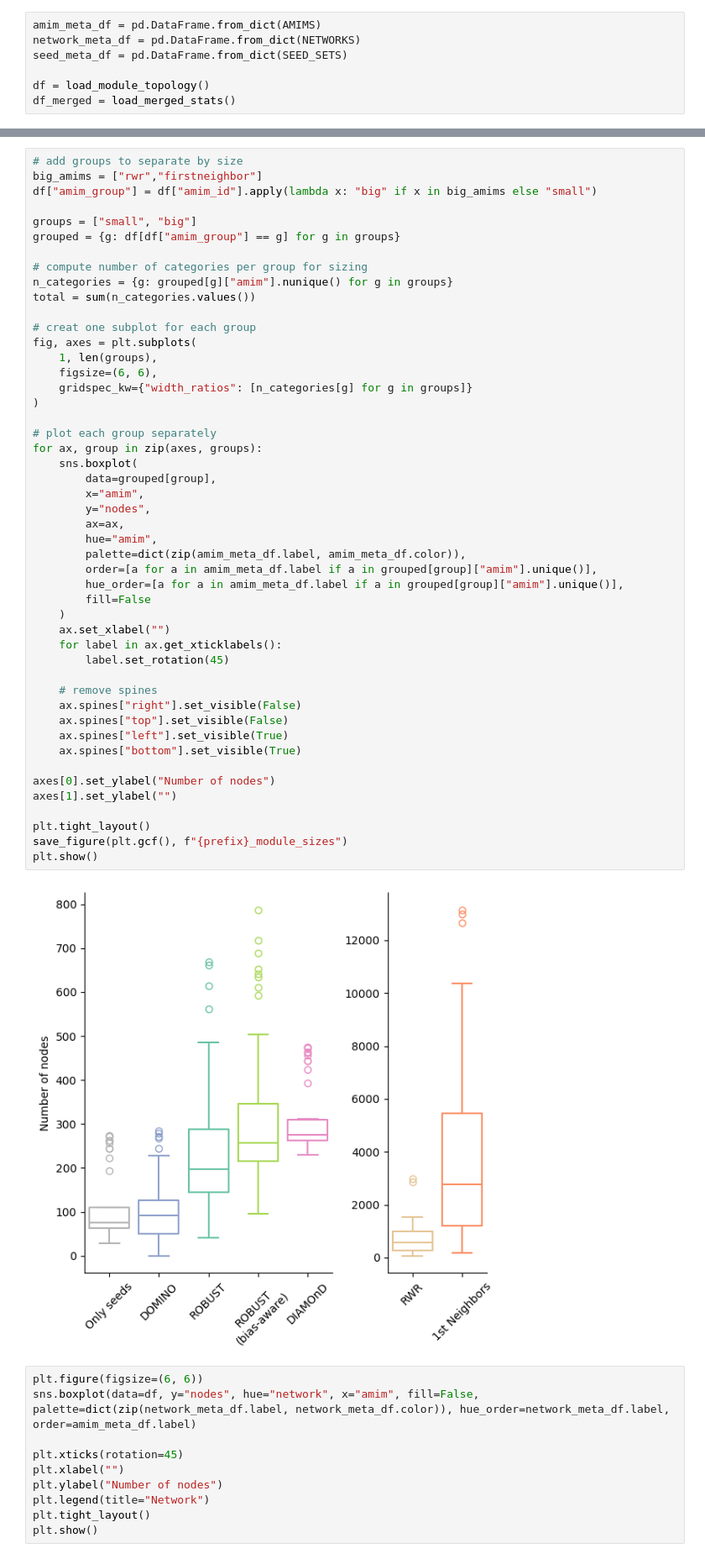
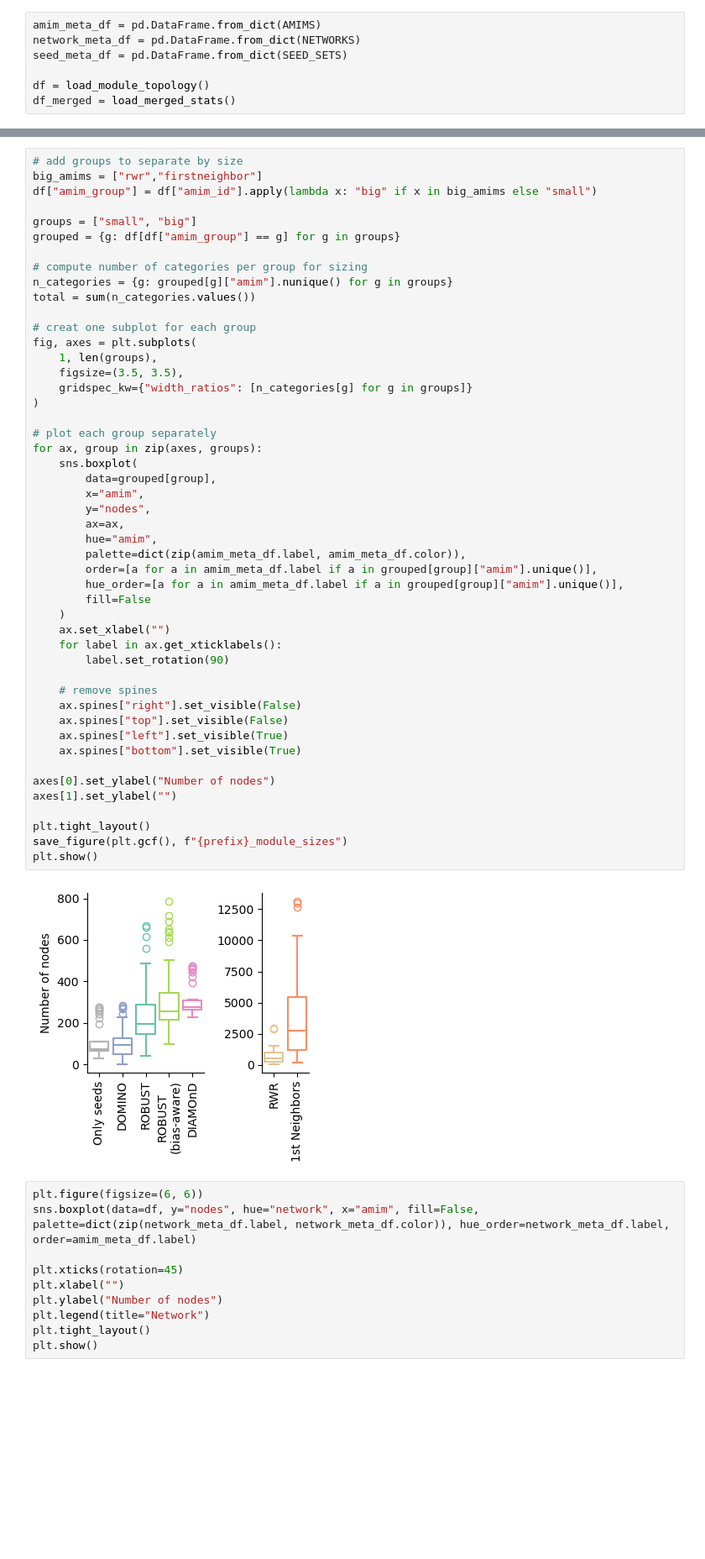
Before and after one commit to REPO4EU/modulediscovery_demonstration, a Jupyter notebook: src/04_visualize_module_topology.ipynb, the cells around one changed output, grey strips where cells are left out. Shown at 84% size. Drawn from its saved outputs; the diff is of its cells as text; blank space fills up the shorter version.

```diff
--- a/src/04_visualize_module_topology.ipynb
+++ b/src/04_visualize_module_topology.ipynb
@@ -46,41 +46,41 @@ total = sum(n_categories.values())
 # creat one subplot for each group
 fig, axes = plt.subplots(
     1, len(groups),
-    figsize=(6, 6),
+    figsize=(3.5, 3.5),
     gridspec_kw={"width_ratios": [n_categories[g] for g in groups]}
 )
 
 # plot each group separately
 for ax, group in zip(axes, groups):
     sns.boxplot(
         data=grouped[group],
         x="amim",
         y="nodes",
         ax=ax,
         hue="amim",
         palette=dict(zip(amim_meta_df.label, amim_meta_df.color)),
         order=[a for a in amim_meta_df.label if a in grouped[group]["amim"].unique()],
         hue_order=[a for a in amim_meta_df.label if a in grouped[group]["amim"].unique()],
         fill=False
     )
     ax.set_xlabel("")
     for label in ax.get_xticklabels():
-        label.set_rotation(45)
+        label.set_rotation(90)
 
     # remove spines
     ax.spines["right"].set_visible(False)
     ax.spines["top"].set_visible(False)
     ax.spines["left"].set_visible(True)
     ax.spines["bottom"].set_visible(True)
 
 axes[0].set_ylabel("Number of nodes")
 axes[1].set_ylabel("")
 
 plt.tight_layout()
 save_figure(plt.gcf(), f"{prefix}_module_sizes")
 plt.show()
 # %% [output]
-[figure, old version]
+[figure, new version]
 # %%
 plt.figure(figsize=(6, 6))
 sns.boxplot(data=df, y="nodes", hue="network", x="amim", fill=False, palette=dict(zip(network_meta_df.label, network_meta_df.color)), hue_order=network_meta_df.label, order=amim_meta_df.label)
```
Also changed, not shown: parts of 5 cells of this notebook, 16 other files.
